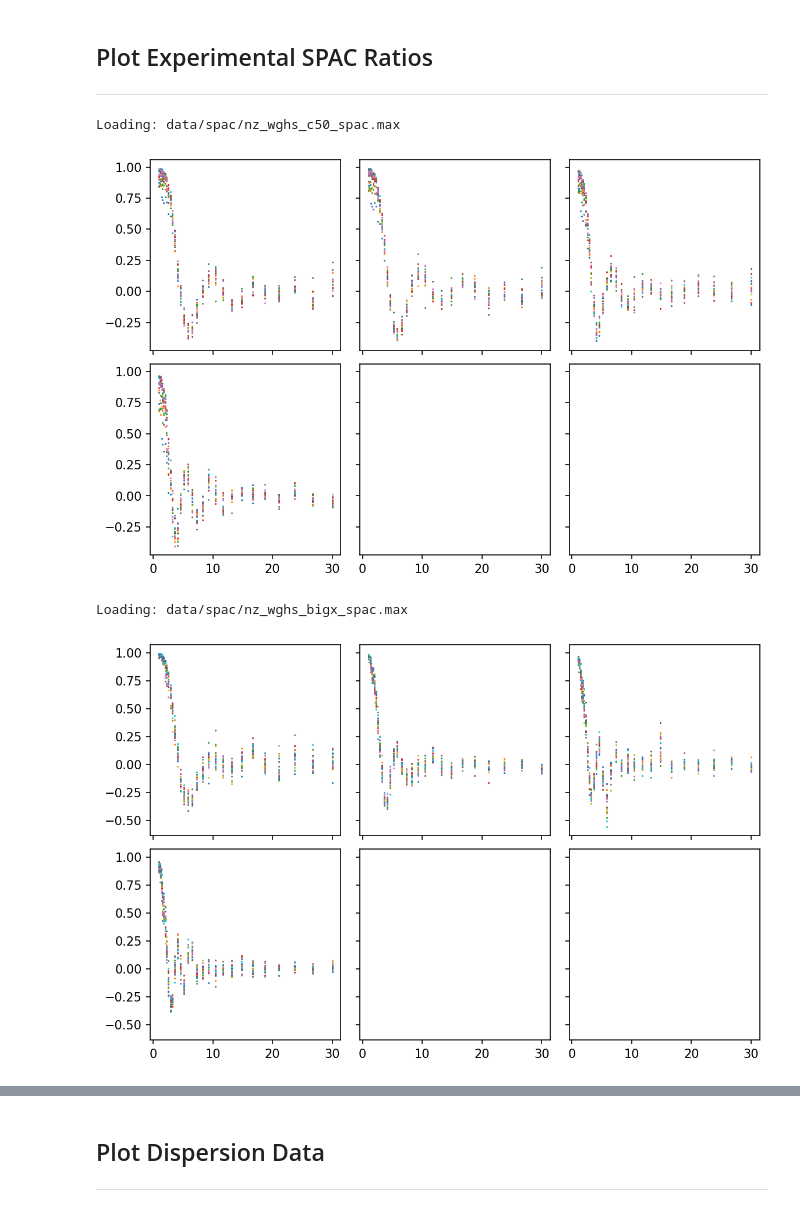
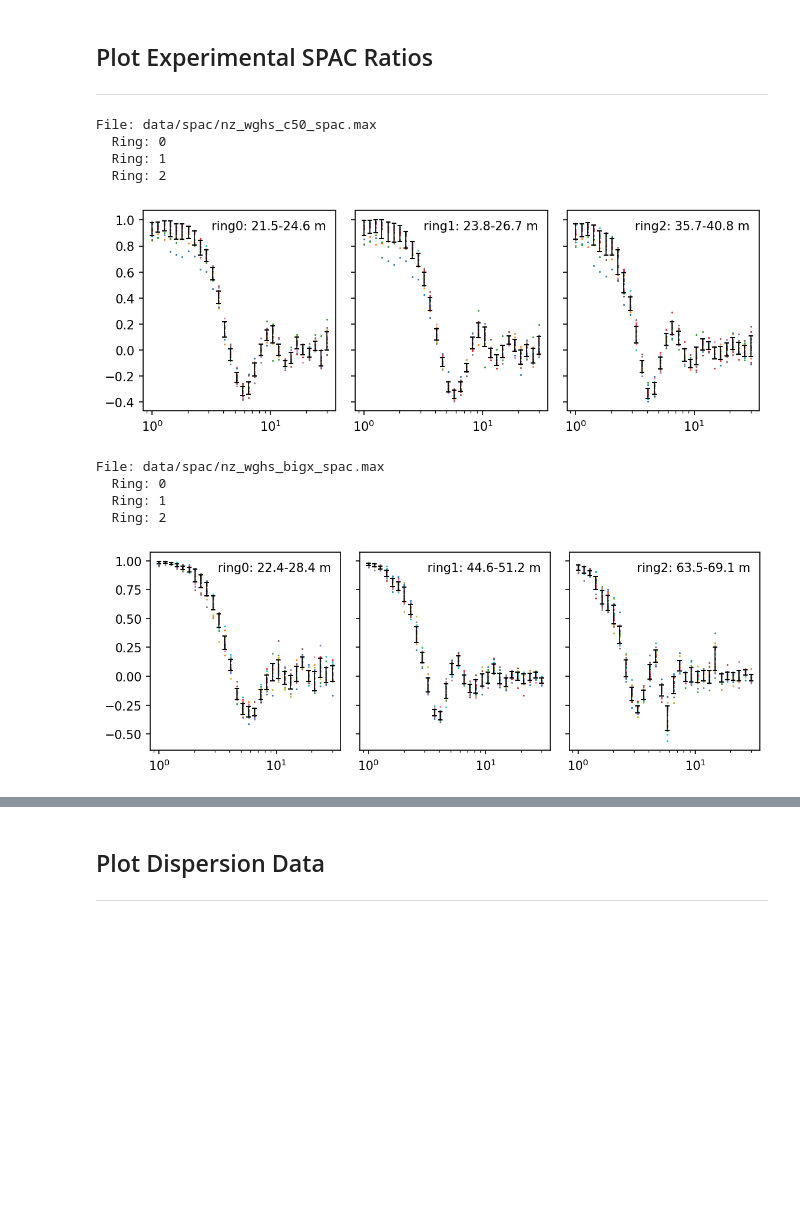
Before and after one commit to jpvantassel/swprocess, a Jupyter notebook: examples/mam/mam_spac.ipynb, the cells around one changed output, grey strips where cells are left out. Cells and saved outputs as stored; diff of their text form; code cells hidden in the pictures; blank space fills up the shorter version.

Commit message:
:construction: Start mam_spac.ipynb and simple example problem for debug nonlinls

```diff
--- a/examples/mam/mam_spac.ipynb
+++ b/examples/mam/mam_spac.ipynb
@@ -83,6 +83,10 @@ fnames = ["data/spac/nz_wghs_c50_spac.max",
 # %%
 # Component {0 - vertical, 1 - radial, 2 - transverse}
 component = 0
+
+# Rings {list, "all"}
+rings_per_file = [[0, 1, 2],
+                  [0, 1, 2]]
 # %% [markdown]
 ### Plot Settings
 # %%
@@ -106,28 +110,42 @@ labels = ["c50", "bigx"]
 ## Plot Experimental SPAC Ratios
 ---
 # %%
-spaccurvesuites = []
-for fname, color in zip(fnames, colors):
-    print(f"Loading: {fname}")
-    spaccurvesuite = swprocess.SpacCurveSuite.from_max(fname=fname, component=f"({component})")
-    spaccurvesuites.append(spaccurvesuite)
+spaccurvesuites_per_file = []
+for fname, rings, color in zip(fnames, rings_per_file, colors):
+    print(f"File: {fname}")
 
-    rings = spaccurvesuite.rings
+    if rings == "all":
+        raise NotImplementedError
 
     ncols = min(len(rings), 3)
     nrows = max(math.ceil(len(rings)/ncols), 1)
+    fig, axs = plt.subplots(ncols=ncols, nrows=nrows, squeeze=False, sharey=True, sharex=True, figsize=(3*ncols, 3*nrows), dpi=150, gridspec_kw=dict(wspace=0.1, hspace=0.07))
 
-    fig, axs = plt.subplots(ncols=ncols, nrows=nrows, sharey=True, sharex=True, figsize=(9,3*nrows), dpi=150, gridspec_kw=dict(wspace=0.1, hspace=0.07))
+    for_each_ring_in_file = {}
+    for ax, ring in zip(axs.flatten(), rings):
+        print(f"  Ring: {ring}")
+        spaccurvesuite = swprocess.SpacCurveSuite.from_max(fname=fname, component=f"({component})", ring=f"({ring})")
+        for_each_ring_in_file[ring] = spaccurvesuite
 
-    for ax, ring in zip(axs.flatten(), rings):
         for spaccurve in spaccurvesuite.spaccurves:
-            if spaccurve.ring == ring:
-                ax.plot(spaccurve.frequencies, spaccurve.ratios, marker=".", markersize=1, linestyle="")
+            ax.plot(spaccurve.frequencies, spaccurve.ratios, marker=".", markersize=1, linestyle="")
+
+        frq, mean, std, _ = spaccurvesuite._calc_spac_ratio_stats()
+        ax.errorbar(frq, mean, yerr=std, color="k", linestyle="", zorder=6, capsize=2, linewidth=0.8)
+        ax.text(0.95, 0.95, f"ring{ring}: {spaccurve.dmin:.1f}-{spaccurve.dmax:.1f} m", ha="right", va="top", transform=ax.transAxes)
+        ax.set_xscale("log")
+
     plt.show()
 
-#         ax.text(0.95, 0.95, f"ring{ring}: {spaccurve.dmin:.1f}-{spaccurve.dmax:.1f} m", ha="right", va="top", transform=ax.transAxes)
+    spaccurvesuites_per_file.append(for_each_ring_in_file)
 # %% [output]
-Loading: data/spac/nz_wghs_c50_spac.max
+File: data/spac/nz_wghs_c50_spac.max
+  Ring: 0
+  Ring: 1
+  Ring: 2
-[figure, old version]
+[figure, new version]
-Loading: data/spac/nz_wghs_bigx_spac.max
+File: data/spac/nz_wghs_bigx_spac.max
+  Ring: 0
+  Ring: 1
+  Ring: 2
-[figure, old version]
+[figure, new version]
```
Also changed, not shown: parts of 4 cells of this notebook, 2 other files.
